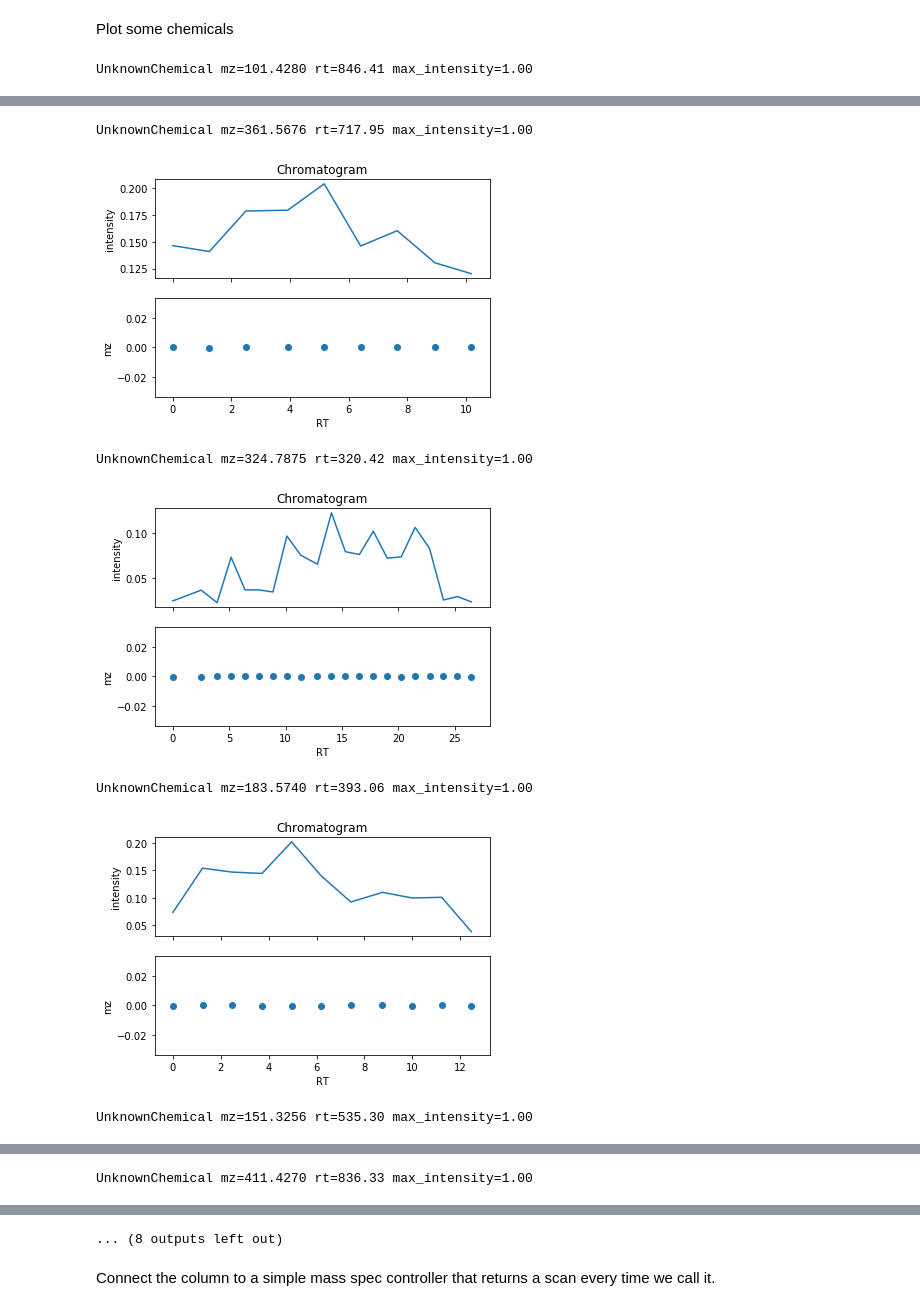
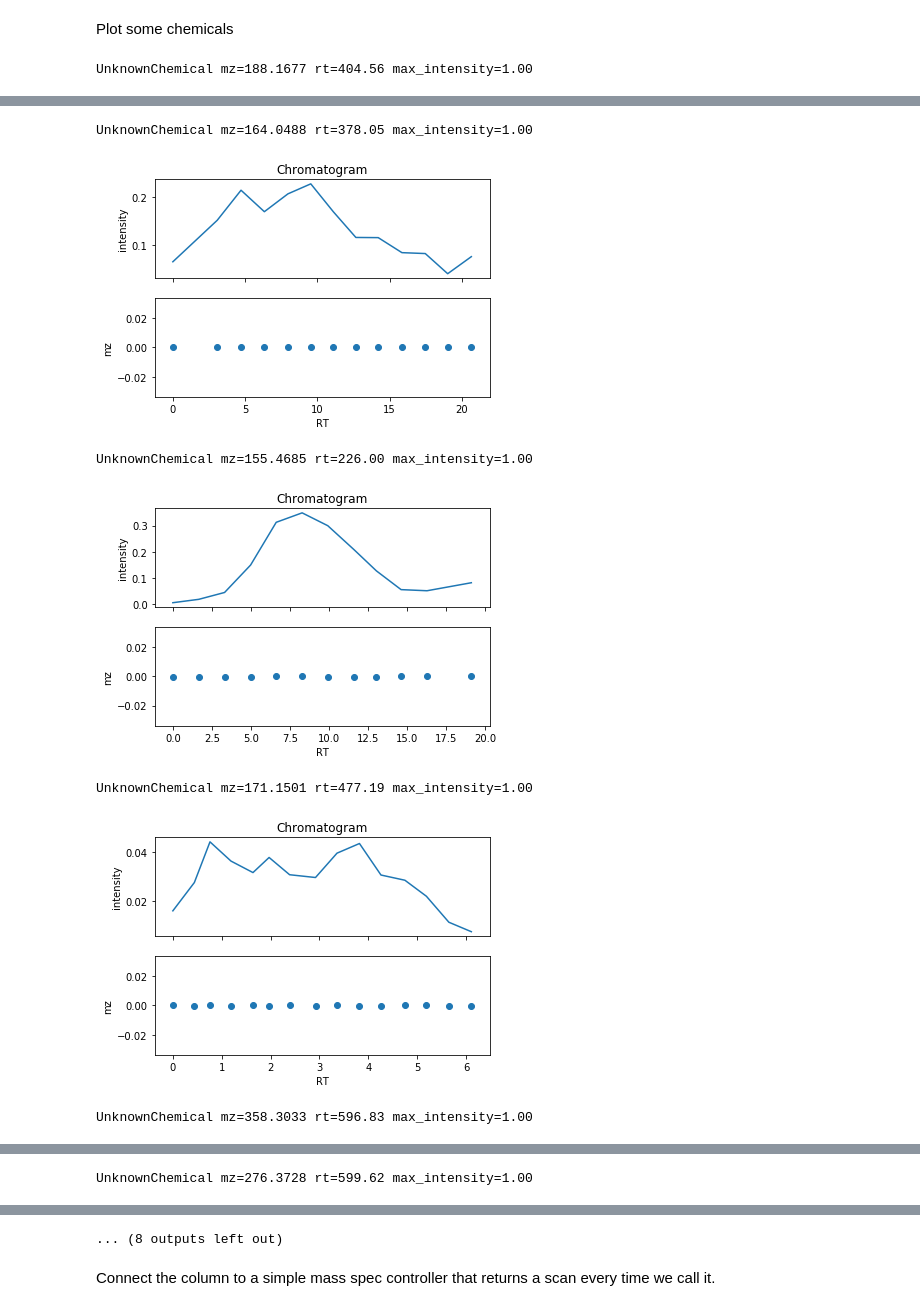
Before and after one commit to sdrogers/clms, a Jupyter notebook: Simulator/notebooks/controller_demo.ipynb, the cells around one changed output, grey strips where cells are left out. Cells and saved outputs as stored; diff of their text form; code cells hidden in the pictures.

```diff
--- a/Simulator/notebooks/controller_demo.ipynb
+++ b/Simulator/notebooks/controller_demo.ipynb
@@ -34,2 +35,5 @@ Trying to unpickle estimator KernelDensity from version 0.20.0 when using versio
 # %% [markdown]
 Load chromatogram data exported from R
+# %%
+xcms_output = '../models/beer_ms1_peaks.csv.gz'
+chromatograms = ChromatogramCreator(xcms_output)
@@ -36,6 +53,7 @@ Load chromatogram data exported from R
+# %%
+chemicals = ChemicalCreator(ps, chromatograms)
 # %%
-xcms_output = '../models/beer_ms1_peaks.csv.gz'
 min_ms1_intensity = 2E5
 min_rt = 3*60
 max_rt = 21*60
-cl = ChromatogramLoader(xcms_output, min_ms1_intensity, min_rt, max_rt)
+dataset = chemicals.sample(min_rt, max_rt, min_ms1_intensity, 100, 2, "Unknown","Empirical",None, False)
@@ -76,8 +70,8 @@ def plot_chromatogram(chrom):
     axarr[1].set_xlabel('RT')
     plt.show()
 
-for chem in column.chemicals[0:10]:
+for chem in dataset[0:10]:
     print(chem)
     plot_chromatogram(chem.chromatogram)
 # %% [output]
-UnknownChemical mz=101.4280 rt=846.41 max_intensity=1.00
+UnknownChemical mz=188.1677 rt=404.56 max_intensity=1.00
@@ -85,7 +79,7 @@ UnknownChemical mz=101.4280 rt=846.41 max_intensity=1.00
-UnknownChemical mz=361.5676 rt=717.95 max_intensity=1.00
+UnknownChemical mz=164.0488 rt=378.05 max_intensity=1.00
-[figure, old version]
+[figure, new version]
-UnknownChemical mz=324.7875 rt=320.42 max_intensity=1.00
+UnknownChemical mz=155.4685 rt=226.00 max_intensity=1.00
-[figure, old version]
+[figure, new version]
-UnknownChemical mz=183.5740 rt=393.06 max_intensity=1.00
+UnknownChemical mz=171.1501 rt=477.19 max_intensity=1.00
-[figure, old version]
+[figure, new version]
-UnknownChemical mz=151.3256 rt=535.30 max_intensity=1.00
+UnknownChemical mz=358.3033 rt=596.83 max_intensity=1.00
@@ -93 +87 @@ UnknownChemical mz=151.3256 rt=535.30 max_intensity=1.00
-UnknownChemical mz=411.4270 rt=836.33 max_intensity=1.00
+UnknownChemical mz=276.3728 rt=599.62 max_intensity=1.00
```
Also changed, not shown: parts of 11 cells of this notebook, 7 other files.
